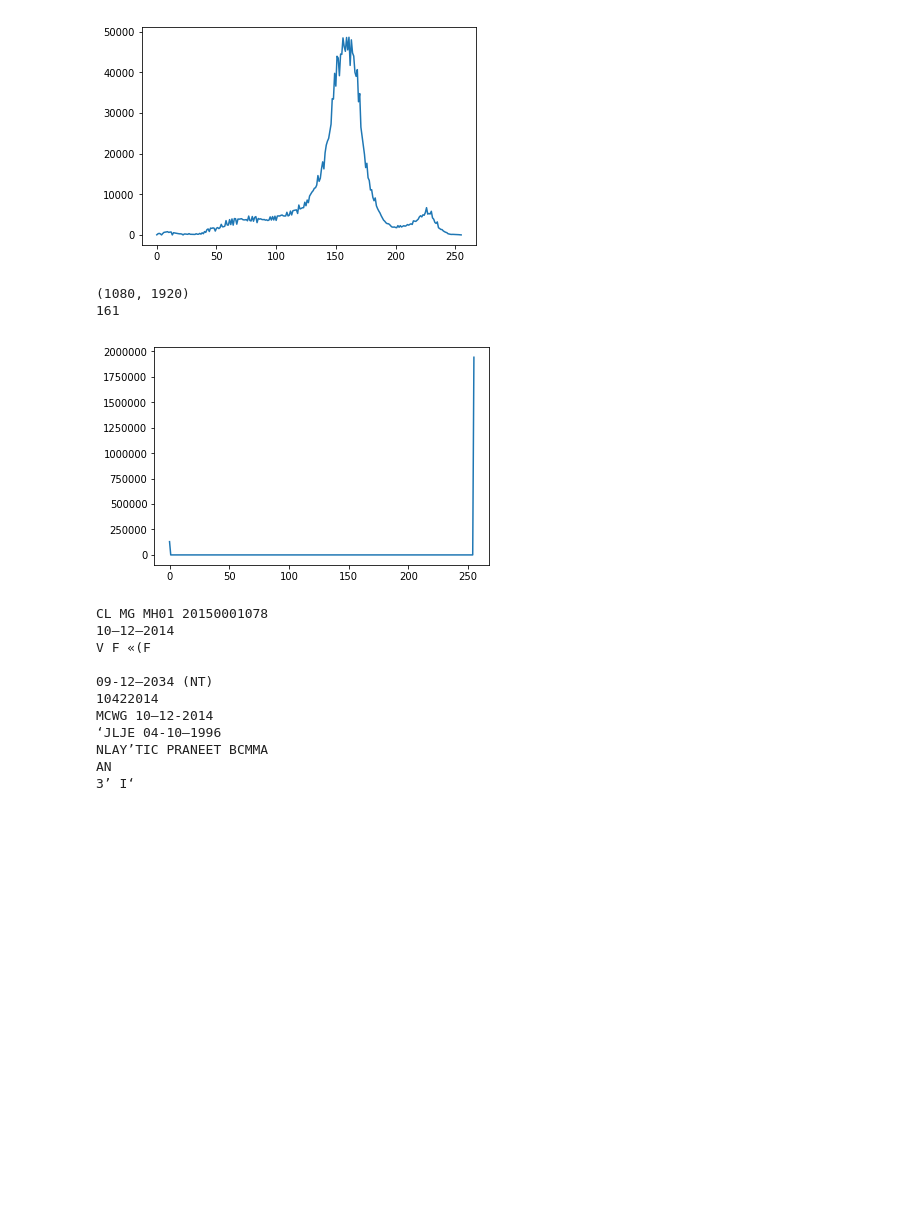
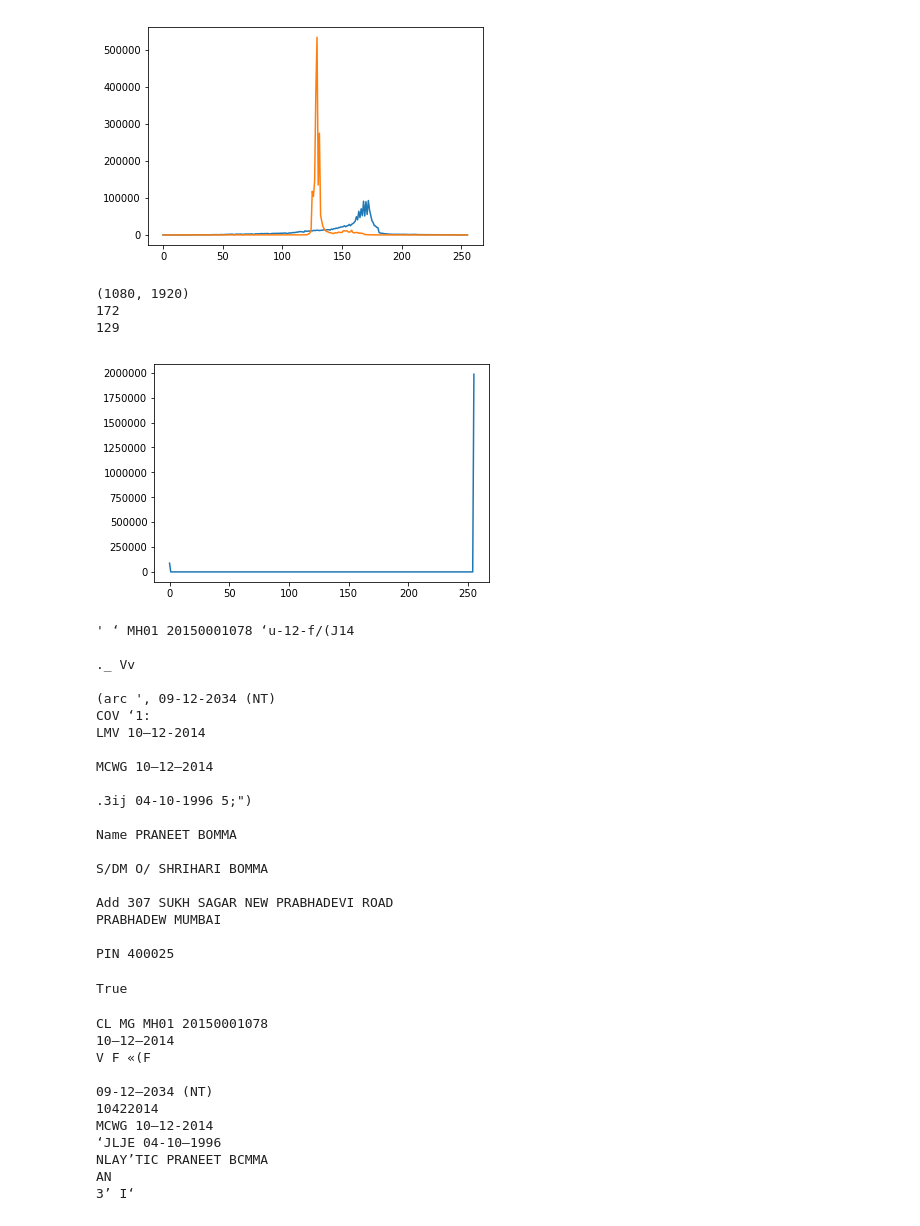
Before and after one commit to Praneet9/Smart_Editor, a Jupyter notebook: Mobicule/Preprocessing.ipynb, the cells around one changed output. Drawn from its saved outputs; the diff is of its cells as text; code cells hidden in the pictures; blank space fills up the shorter version.

```diff
--- a/Mobicule/Preprocessing.ipynb
+++ b/Mobicule/Preprocessing.ipynb
@@ -14,7 +14,7 @@ def showImage(title, image):
     cv2.waitKey(0)
     cv2.destroyAllWindows()
 # %%
-image = cv2.imread('IP/pancard_image.jpg')
+image = cv2.imread('IP/licence_image2.png')
 
 # Create our shapening kernel, it must equal to one eventually
 kernel_sharpening = np.array([[-1,-1,-1],
@@ -38,7 +38,7 @@ bb = b.copy()
 hist,bins = np.histogram(l,256,[0,256])
 hista,bins = np.histogram(a,256,[0,256])
 histb,bins = np.histogram(b,256,[0,256])
-plt.plot(hist)
+plt.plot(hist), plt.plot(hista)
 # plt.plot(hista), plt.plot(histb)
 plt.show()
 
@@ -47,42 +47,91 @@ plt.show()
 print(lm.shape)
 print(np.argmax(hist))
 mean = int((np.argmax(hist) + np.argmin(hist)) / 2)
+max_a = np.argmax(hista)
+print(max_a)
+# kernel = np.ones((2, 2), np.uint8)
+# lm = cv2.erode(lm, kernel, iterations = 2)
+
+bb = cv2.filter2D(bb, -1, kernel_sharpening)
+
+showImage('test', lm)
+
+# aa[aa > int(120)] = 255
+# aa[aa <= int(120)] = 0
+
+showImage('test', aa)
+showImage('test', bb)
 
 lm[lm > mean] = 255
 lm[lm <= mean] = 0
 
 # aa[aa > 150] = 255
 # aa[aa <= 150] = 0
 
 # bb[bb > 95] = 255
 # bb[bb <= 95] = 0
 
 # la += 40
 # la[la > 255] = 255
 
 # lab = cv2.merge(l, a, b)
 # laba = np.concatenate((la, a, b))
 # # laba = np.invert(laba)
 # # print(np.max(l))
 # showImage('test', laba)
 
 hist,bins = np.histogram(lm,256,[0,256])
 plt.plot(hist)
 plt.show()
 labm = np.concatenate((lm, aa, bb))
 
-kernel = np.ones((2, 2), np.uint8)
 
-lm = cv2.morphologyEx(lm, cv2.MORPH_OPEN, kernel)
-lm = cv2.erode(lm, kernel, iterations = 2)
-lm = cv2.dilate(lm, kernel, iterations = 3)
+
+# lm = cv2.morphologyEx(lm, cv2.MORPH_OPEN, kernel)
+# lm = cv2.erode(lm, kernel, iterations = 2)
+# lm = cv2.dilate(lm, kernel, iterations = 3)
+
+template = cv2.imread('IP/license_template.jpg', 0)
+ret3, template = cv2.threshold(template, 220, 255, cv2.THRESH_BINARY_INV + cv2.THRESH_OTSU)
+
+lm = np.subtract(template, lm)
+
+lm = np.invert(lm)
+showImage('test', lm)
+
+text = pyt.image_to_string(lm)
+print(text)
 
 showImage('test', lm)
+
+cv2.imwrite('tess.jpg', lm)
 # %% [output]
-[figure, old version]
+[figure, new version]
 (1080, 1920)
-161
+172
+129
-[figure, old version]
+[figure, new version]
+' ‘ MH01 20150001078 ‘u-12-f/(J14
+
+._ Vv
+
+(arc ', 09-12-2034 (NT)
+COV ‘1:
+LMV 10—12-2014
+
+MCWG 10—12—2014
+
+.3ij 04-10-1996 5;")
+
+Name PRANEET BOMMA
+
+S/DM O/ SHRIHARI BOMMA
+
+Add 307 SUKH SAGAR NEW PRABHADEVI ROAD
+PRABHADEW MUMBAI
+
+PIN 400025
+True
 # %%
 import cv2
 import os
```
Also changed, not shown: parts of 1 cell of this notebook.
